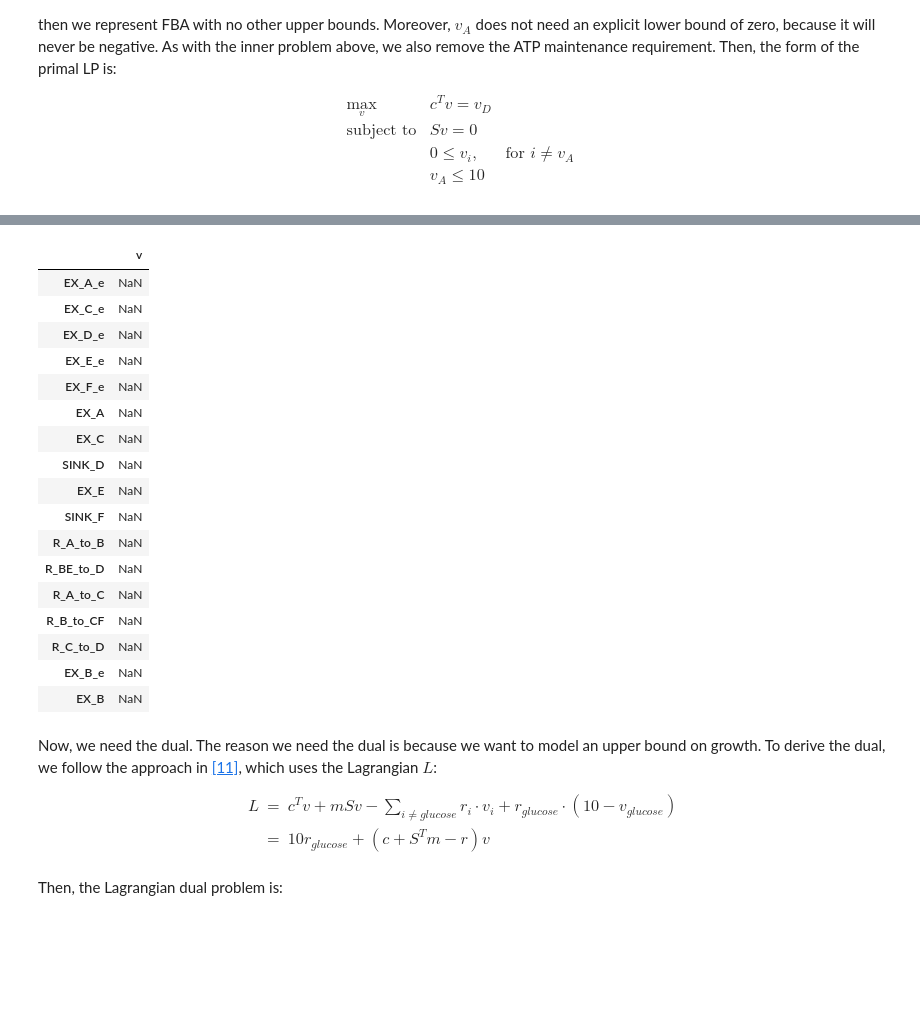
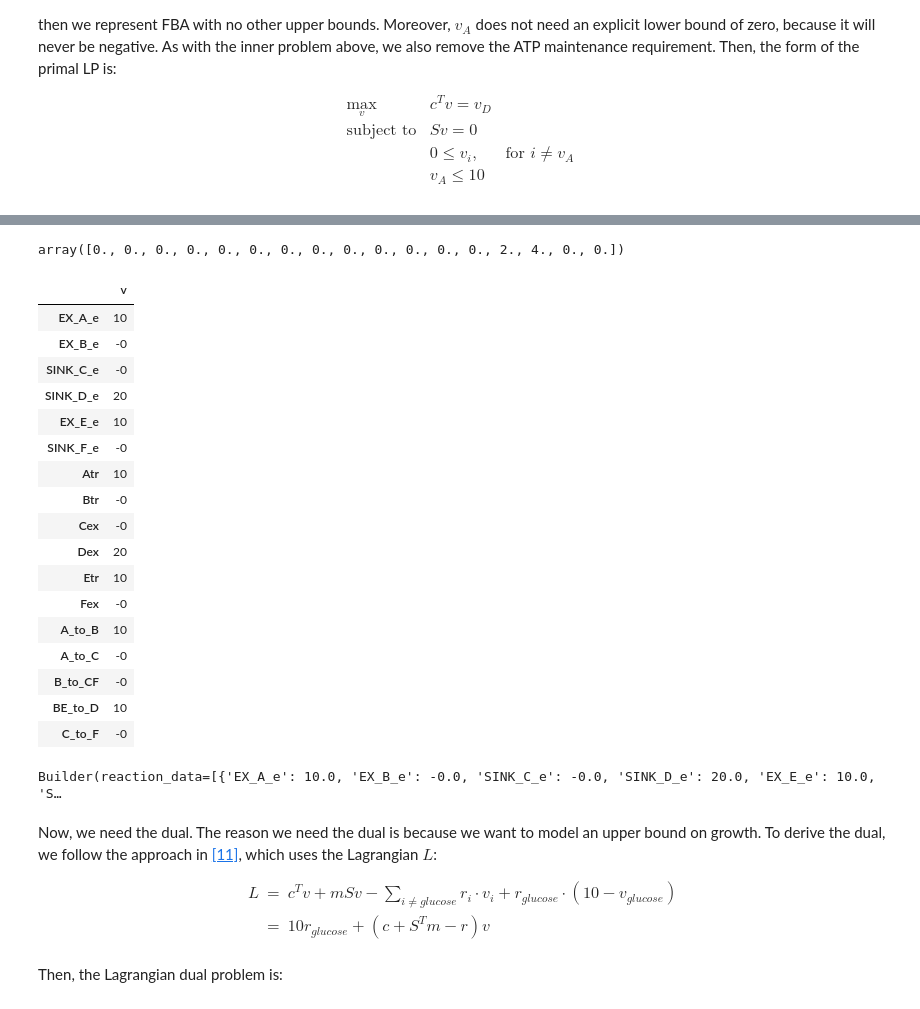
Before and after one commit to pnnl-predictive-phenomics/crop, a Jupyter notebook: docs/notebook/CROP_tests.ipynb, the cells around one changed output, grey strips where cells are left out. Saved outputs shown, nothing was run; the diff lists cells and outputs as text; code cells hidden in the pictures; blank space fills up the shorter version.

```diff
--- a/docs/notebook/CROP_tests.ipynb
+++ b/docs/notebook/CROP_tests.ipynb
@@ -8,6 +8,7 @@ How to use CROP to remove reactions in response to a no-growth phenotype while m
 We then generate phenotypes that suggest it should not be part of the model.
 # %%
 from cobra.util.array import create_stoichiometric_matrix, constraint_matrices
+import cobra
 import escher
 import sys
 import pandas as pd
@@ -18,23 +19,18 @@ pd.options.display.float_format = '{:.0f}'.format
 sys.path.append('../..')
 from tests.test_crop import load_model
 
-def idx(name, axis=1, S = stoich_matrix):
+
+
+#model = cobra.io.load_json_model('ABC_model.json')
+model = cobra.io.load_json_model('ABC_extended.json')
+#cobra.io.save_json_model(model, 'ABC_extended.json')
+stoich_matrix = create_stoichiometric_matrix(model, 'DataFrame')
+
+def ii(name, axis=1, S = stoich_matrix):
     """Simplify the process of getting the index of the reaction."""
     if axis == 1:
         return S.columns.get_loc(name)
     else:
         return S.index.get_loc(name)
-
-model = load_model()
-stoich_matrix = create_stoichiometric_matrix(model, 'DataFrame')
-# Adding an exchange reaction for => B_e
-stoich_matrix['EX_B_e'] = 0.0
-stoich_matrix['EX_B'] = 0.0
-stoich_matrix.loc['B_e'] = 0.0
-# Add a transport reaction B_e => B
-stoich_matrix.loc['B_e','EX_B_e'] = 1.0
-stoich_matrix.loc['B_c','EX_B'] = 1.0
-stoich_matrix.loc['B_e','EX_B'] = -1.0
-
 stoich_matrix
 # %% [output]
@@ -104,14 +100,15 @@ S = stoich_matrix.values
 internal_mets = [m for m in stoich_matrix.index if '_c' in m]
 
 c = np.zeros(nrxns)
-c[idx('SINK_D')] = 1
+c[ii('Dex')] = 1
 v = cvx.Variable(nrxns)
 
 primal_lp = cvx.Problem(
-    cvx.Maximize( v[idx('SINK_D')]),
+    cvx.Maximize( v[ii('Dex')]),
     [S@v == 0,
      0   <= v,
-     10  >= v[idx('EX_A_e')]
+     0   >= v[ii('Btr')],
+     10  >= v[ii('EX_A_e')]
     ]
 )
 
@@ -119,4 +116,5 @@ primal_lp.solve(solver=cvx.SCIPY, verbose=True )
 reactions = pd.DataFrame( v.value, index=rxns, columns=['v'])
 display( primal_lp.constraints[1].dual_value)
 display(reactions)
+reactions.to_csv('primal_lp.csv')
 # %% [output]
@@ -124,21 +138,32 @@ None
+array([0., 0., 0., 0., 0., 0., 0., 0., 0., 0., 0., 0., 0., 2., 4., 0., 0.])
 |  | v |
-| EX_A_e | NaN |
-| EX_C_e | NaN |
-| EX_D_e | NaN |
-| EX_E_e | NaN |
-| EX_F_e | NaN |
-| EX_A | NaN |
-| EX_C | NaN |
-| SINK_D | NaN |
-| EX_E | NaN |
-| SINK_F | NaN |
-| R_A_to_B | NaN |
-| R_BE_to_D | NaN |
-| R_A_to_C | NaN |
-| R_B_to_CF | NaN |
-| R_C_to_D | NaN |
-| EX_B_e | NaN |
-| EX_B | NaN |
+| EX_A_e | 10 |
+| EX_B_e | -0 |
+| SINK_C_e | -0 |
+| SINK_D_e | 20 |
+| EX_E_e | 10 |
+| SINK_F_e | -0 |
+| Atr | 10 |
+| Btr | -0 |
+| Cex | -0 |
+| Dex | 20 |
+| Etr | 10 |
+| Fex | -0 |
+| A_to_B | 10 |
+| A_to_C | -0 |
+| B_to_CF | -0 |
+| BE_to_D | 10 |
+| C_to_F | -0 |
+# %%
+builder = escher.Builder(
+    map_json='ABC_extended_map.json',
+    model_json='ABC_extended.json',
+    reaction_data= reactions
+
+)
+builder
+# %% [output]
+Builder(reaction_data=[{'EX_A_e': 10.0, 'EX_B_e': -0.0, 'SINK_C_e': -0.0, 'SINK_D_e': 20.0, 'EX_E_e': 10.0, 'S…
 # %% [markdown]
 Now, we need the dual. The reason we need the dual is because we want to model an upper bound on growth. To derive the dual, we follow the approach in [[11]](https://stanford.edu/~boyd/cvxbook/), which uses the  Lagrangian $L$:
 
```
Also changed, not shown: parts of 3 cells of this notebook, 3 other files.
